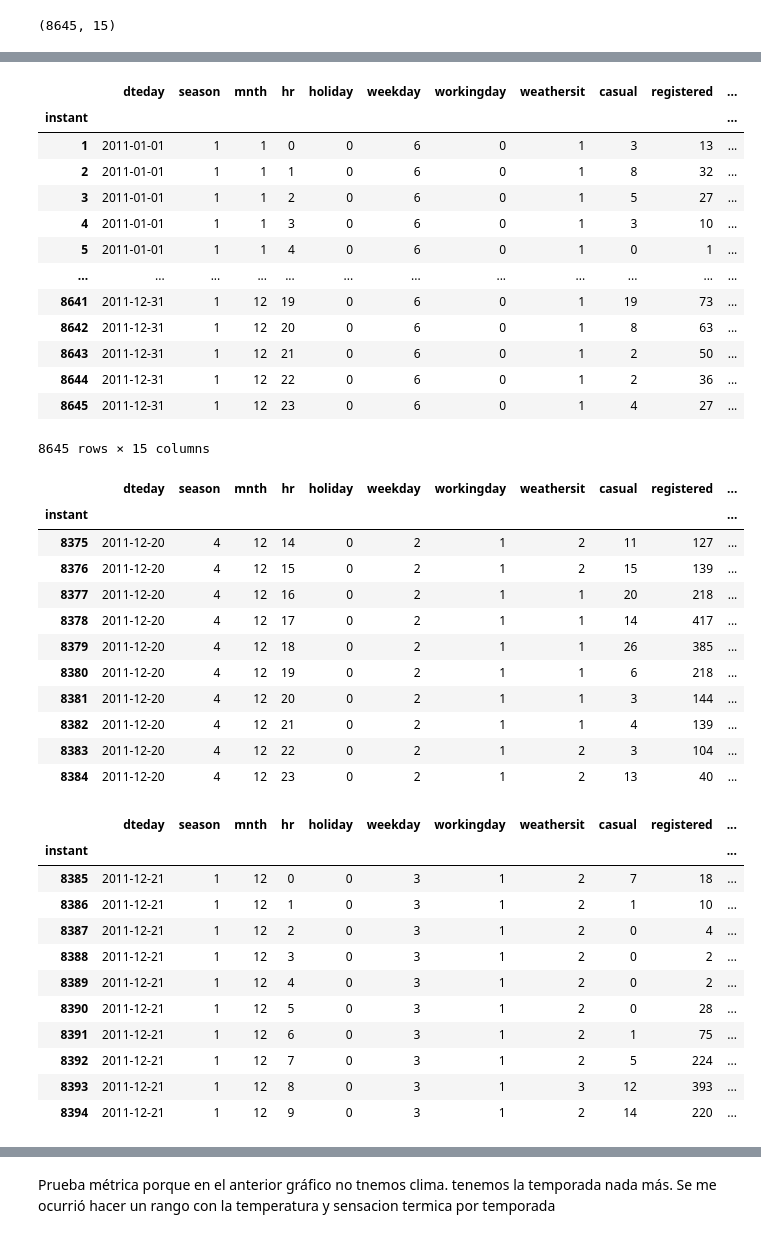
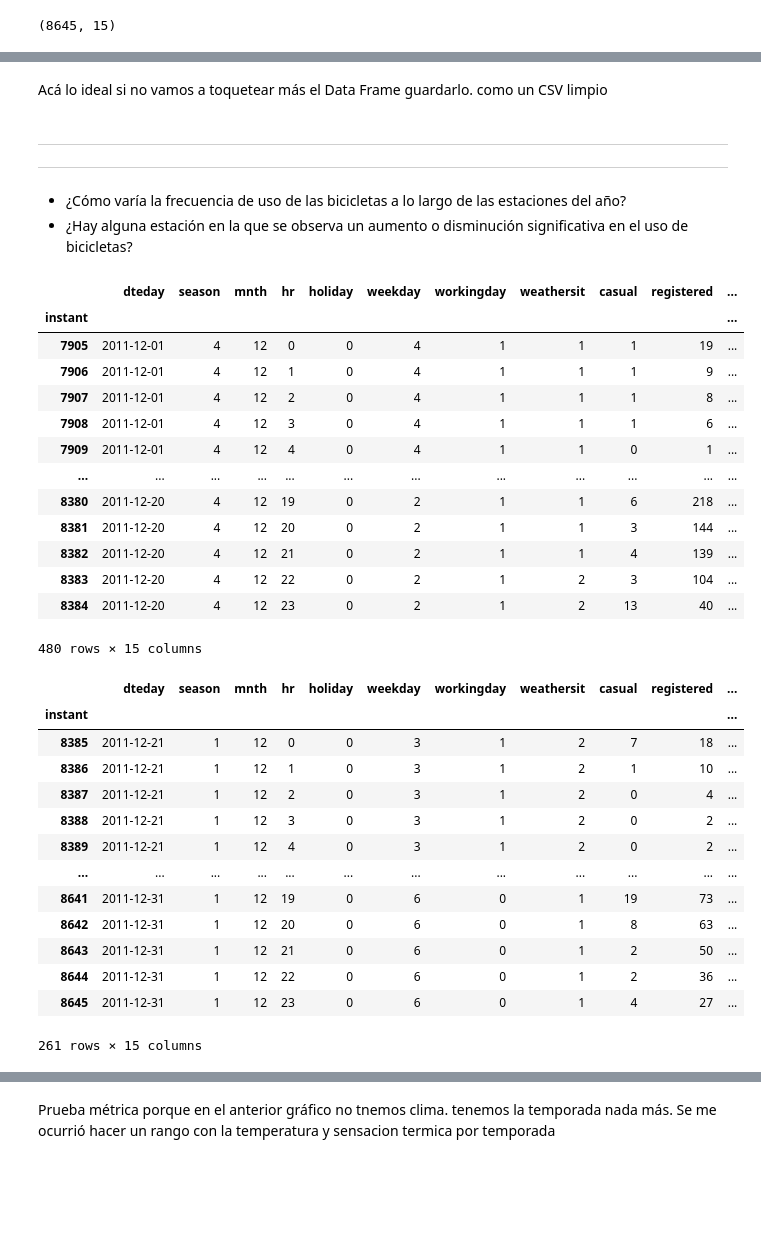
Before and after one commit to solfontan/Capital_Bikeshare_EDA, a Jupyter notebook: Datos_analisis.ipynb, the cells around one changed output, grey strips where cells are left out. Saved outputs shown, nothing was run; the diff lists cells and outputs as text; code cells hidden in the pictures; blank space fills up the shorter version.

```diff
--- a/Datos_analisis.ipynb
+++ b/Datos_analisis.ipynb
@@ -234,47 +347,45 @@ df2011.query('dteday == "2011-01-27"') #Como podemos observar en este día solo
-# %%
-df2011
-# %% [output]
-|  | dteday | season | mnth | hr | holiday | weekday | workingday | weathersit | casual | registered | ... |
-| instant |  |  |  |  |  |  |  |  |  |  | ... |
-| 1 | 2011-01-01 | 1 | 1 | 0 | 0 | 6 | 0 | 1 | 3 | 13 | ... |
-| 2 | 2011-01-01 | 1 | 1 | 1 | 0 | 6 | 0 | 1 | 8 | 32 | ... |
-| 3 | 2011-01-01 | 1 | 1 | 2 | 0 | 6 | 0 | 1 | 5 | 27 | ... |
-| 4 | 2011-01-01 | 1 | 1 | 3 | 0 | 6 | 0 | 1 | 3 | 10 | ... |
-| 5 | 2011-01-01 | 1 | 1 | 4 | 0 | 6 | 0 | 1 | 0 | 1 | ... |
-| ... | ... | ... | ... | ... | ... | ... | ... | ... | ... | ... | ... |
-| 8641 | 2011-12-31 | 1 | 12 | 19 | 0 | 6 | 0 | 1 | 19 | 73 | ... |
-| 8642 | 2011-12-31 | 1 | 12 | 20 | 0 | 6 | 0 | 1 | 8 | 63 | ... |
-| 8643 | 2011-12-31 | 1 | 12 | 21 | 0 | 6 | 0 | 1 | 2 | 50 | ... |
-| 8644 | 2011-12-31 | 1 | 12 | 22 | 0 | 6 | 0 | 1 | 2 | 36 | ... |
-| 8645 | 2011-12-31 | 1 | 12 | 23 | 0 | 6 | 0 | 1 | 4 | 27 | ... |
-8645 rows × 15 columns
+# %% [markdown]
+Acá lo ideal si no vamos a toquetear más el Data Frame guardarlo. como un CSV limpio
+# %% [markdown]
+****
+
+>
+
+****
+# %% [markdown]
+- ¿Cómo varía la frecuencia de uso de las bicicletas a lo largo de las estaciones del año?
+- ¿Hay alguna estación en la que se observa un aumento o disminución significativa en el uso de bicicletas?
 # %%
-df2011.query('mnth == 12 and season == 4').tail(10)
+df2011.query('mnth == 12 and season == 4')
 # %% [output]
 |  | dteday | season | mnth | hr | holiday | weekday | workingday | weathersit | casual | registered | ... |
 | instant |  |  |  |  |  |  |  |  |  |  | ... |
-| 8375 | 2011-12-20 | 4 | 12 | 14 | 0 | 2 | 1 | 2 | 11 | 127 | ... |
-| 8376 | 2011-12-20 | 4 | 12 | 15 | 0 | 2 | 1 | 2 | 15 | 139 | ... |
-| 8377 | 2011-12-20 | 4 | 12 | 16 | 0 | 2 | 1 | 1 | 20 | 218 | ... |
-| 8378 | 2011-12-20 | 4 | 12 | 17 | 0 | 2 | 1 | 1 | 14 | 417 | ... |
-| 8379 | 2011-12-20 | 4 | 12 | 18 | 0 | 2 | 1 | 1 | 26 | 385 | ... |
+| 7905 | 2011-12-01 | 4 | 12 | 0 | 0 | 4 | 1 | 1 | 1 | 19 | ... |
+| 7906 | 2011-12-01 | 4 | 12 | 1 | 0 | 4 | 1 | 1 | 1 | 9 | ... |
+| 7907 | 2011-12-01 | 4 | 12 | 2 | 0 | 4 | 1 | 1 | 1 | 8 | ... |
+| 7908 | 2011-12-01 | 4 | 12 | 3 | 0 | 4 | 1 | 1 | 1 | 6 | ... |
+| 7909 | 2011-12-01 | 4 | 12 | 4 | 0 | 4 | 1 | 1 | 0 | 1 | ... |
+| ... | ... | ... | ... | ... | ... | ... | ... | ... | ... | ... | ... |
 | 8380 | 2011-12-20 | 4 | 12 | 19 | 0 | 2 | 1 | 1 | 6 | 218 | ... |
 | 8381 | 2011-12-20 | 4 | 12 | 20 | 0 | 2 | 1 | 1 | 3 | 144 | ... |
 | 8382 | 2011-12-20 | 4 | 12 | 21 | 0 | 2 | 1 | 1 | 4 | 139 | ... |
 | 8383 | 2011-12-20 | 4 | 12 | 22 | 0 | 2 | 1 | 2 | 3 | 104 | ... |
 | 8384 | 2011-12-20 | 4 | 12 | 23 | 0 | 2 | 1 | 2 | 13 | 40 | ... |
+480 rows × 15 columns
 # %%
-df2011.query('mnth == 12 and season == 1').head(10)
+df2011.query('mnth == 12 and season == 1')
 # %% [output]
 |  | dteday | season | mnth | hr | holiday | weekday | workingday | weathersit | casual | registered | ... |
 | instant |  |  |  |  |  |  |  |  |  |  | ... |
 | 8385 | 2011-12-21 | 1 | 12 | 0 | 0 | 3 | 1 | 2 | 7 | 18 | ... |
 | 8386 | 2011-12-21 | 1 | 12 | 1 | 0 | 3 | 1 | 2 | 1 | 10 | ... |
 | 8387 | 2011-12-21 | 1 | 12 | 2 | 0 | 3 | 1 | 2 | 0 | 4 | ... |
 | 8388 | 2011-12-21 | 1 | 12 | 3 | 0 | 3 | 1 | 2 | 0 | 2 | ... |
 | 8389 | 2011-12-21 | 1 | 12 | 4 | 0 | 3 | 1 | 2 | 0 | 2 | ... |
-| 8390 | 2011-12-21 | 1 | 12 | 5 | 0 | 3 | 1 | 2 | 0 | 28 | ... |
-| 8391 | 2011-12-21 | 1 | 12 | 6 | 0 | 3 | 1 | 2 | 1 | 75 | ... |
-| 8392 | 2011-12-21 | 1 | 12 | 7 | 0 | 3 | 1 | 2 | 5 | 224 | ... |
-| 8393 | 2011-12-21 | 1 | 12 | 8 | 0 | 3 | 1 | 3 | 12 | 393 | ... |
-| 8394 | 2011-12-21 | 1 | 12 | 9 | 0 | 3 | 1 | 2 | 14 | 220 | ... |
+| ... | ... | ... | ... | ... | ... | ... | ... | ... | ... | ... | ... |
+| 8641 | 2011-12-31 | 1 | 12 | 19 | 0 | 6 | 0 | 1 | 19 | 73 | ... |
+| 8642 | 2011-12-31 | 1 | 12 | 20 | 0 | 6 | 0 | 1 | 8 | 63 | ... |
+| 8643 | 2011-12-31 | 1 | 12 | 21 | 0 | 6 | 0 | 1 | 2 | 50 | ... |
+| 8644 | 2011-12-31 | 1 | 12 | 22 | 0 | 6 | 0 | 1 | 2 | 36 | ... |
+| 8645 | 2011-12-31 | 1 | 12 | 23 | 0 | 6 | 0 | 1 | 4 | 27 | ... |
+261 rows × 15 columns
```
Also changed, not shown: parts of 26 cells of this notebook, 1 other file.
